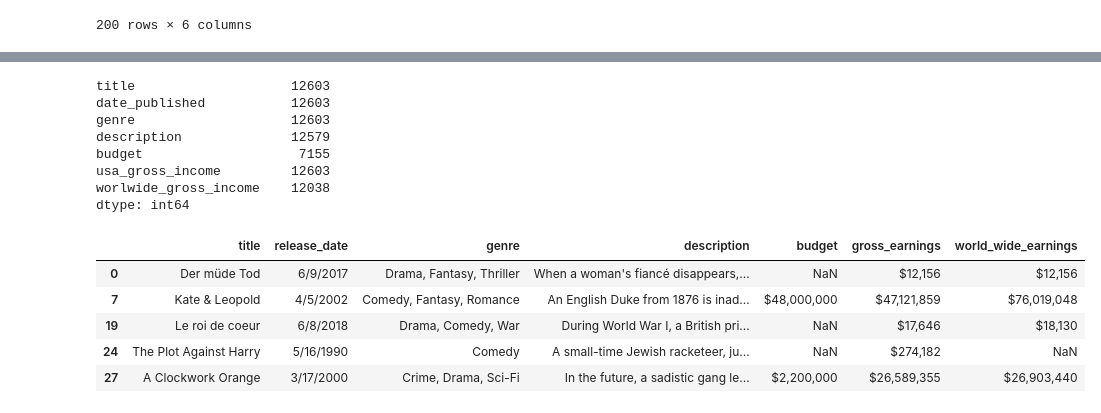
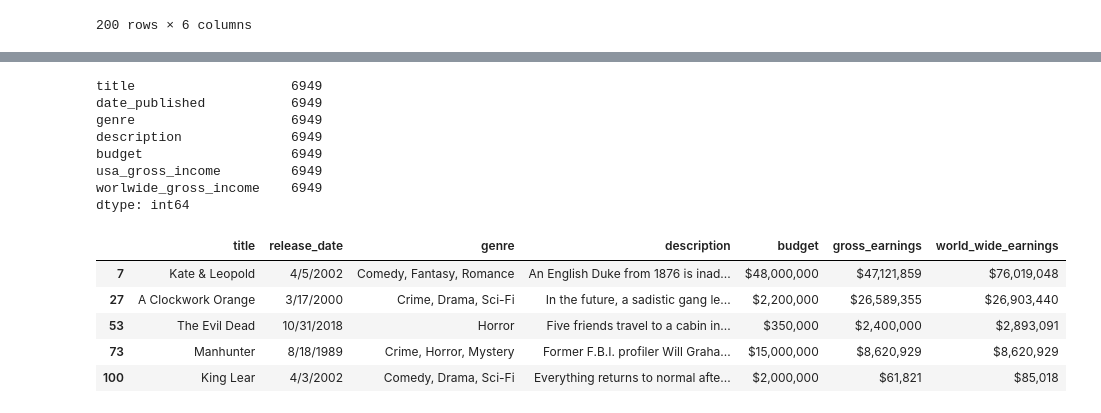
Before and after one commit to ronbfernandez/etl-project, a Jupyter notebook: etl-project-final.ipynb, the cells around one changed output, grey strips where cells are left out. Saved outputs shown, nothing was run; the diff lists cells and outputs as text; code cells hidden in the pictures.

```diff
--- a/etl-project.ipynb
+++ b/etl-project-final.ipynb
@@ -183,3 +198,6 @@ concatenated_df.head()
 | 19 | Le roi de coeur | 6/8/2018 | Drama, Comedy, War | During World War I, a British pri... | NaN | $17,646 | $18,130 |
 | 24 | The Plot Against Harry | 5/16/1990 | Comedy | A small-time Jewish racketeer, ju... | NaN | $274,182 | NaN |
 | 27 | A Clockwork Orange | 3/17/2000 | Crime, Drama, Sci-Fi | In the future, a sadistic gang le... | $2,200,000 | $26,589,355 | $26,903,440 |
+# %%
+clean_df = concatenated_df.dropna()
+clean_df
@@ -186,26 +218,26 @@ concatenated_df.head()
 # %%
 # checking count of combined movies
-concatenated_df.count()
+clean_df.count()
 # %% [output]
-title                    12603
-date_published           12603
-genre                    12603
-description              12579
-budget                    7155
-usa_gross_income         12603
-worlwide_gross_income    12038
+title                    6949
+date_published           6949
+genre                    6949
+description              6949
+budget                   6949
+usa_gross_income         6949
+worlwide_gross_income    6949
 dtype: int64
 # %%
 #Renaming columns for better description presence
-Movies_renamed_df = concatenated_df.rename(columns={"date_published":"release_date","usa_gross_income":"gross_earnings","worlwide_gross_income":"world_wide_earnings"})
+Movies_renamed_df = clean_df.rename(columns={"date_published":"release_date","usa_gross_income":"gross_earnings","worlwide_gross_income":"world_wide_earnings"})
 Movies_renamed_df.head()
 # %% [output]
 |  | title | release_date | genre | description | budget | gross_earnings | world_wide_earnings |
-| 0 | Der müde Tod | 6/9/2017 | Drama, Fantasy, Thriller | When a woman's fiancé disappears,... | NaN | $12,156 | $12,156 |
 | 7 | Kate & Leopold | 4/5/2002 | Comedy, Fantasy, Romance | An English Duke from 1876 is inad... | $48,000,000 | $47,121,859 | $76,019,048 |
-| 19 | Le roi de coeur | 6/8/2018 | Drama, Comedy, War | During World War I, a British pri... | NaN | $17,646 | $18,130 |
-| 24 | The Plot Against Harry | 5/16/1990 | Comedy | A small-time Jewish racketeer, ju... | NaN | $274,182 | NaN |
 | 27 | A Clockwork Orange | 3/17/2000 | Crime, Drama, Sci-Fi | In the future, a sadistic gang le... | $2,200,000 | $26,589,355 | $26,903,440 |
+| 53 | The Evil Dead | 10/31/2018 | Horror | Five friends travel to a cabin in... | $350,000 | $2,400,000 | $2,893,091 |
+| 73 | Manhunter | 8/18/1989 | Crime, Horror, Mystery | Former F.B.I. profiler Will Graha... | $15,000,000 | $8,620,929 | $8,620,929 |
+| 100 | King Lear | 4/3/2002 | Comedy, Drama, Sci-Fi | Everything returns to normal afte... | $2,000,000 | $61,821 | $85,018 |
 # %%
 # reseting Index for newly combined Movies dataframe and starting new movie df to keep ran updates.
 movie3_df = Movies_renamed_df.reset_index(drop=True)
```
Also changed, not shown: parts of 16 cells of this notebook, 2 other files.
